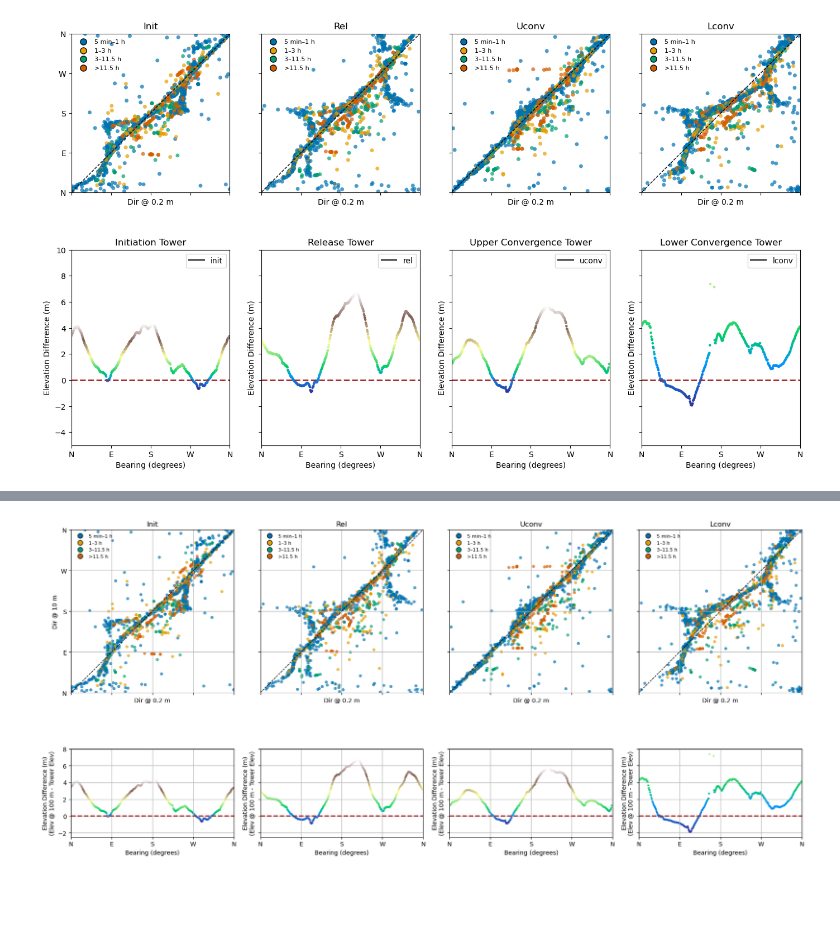
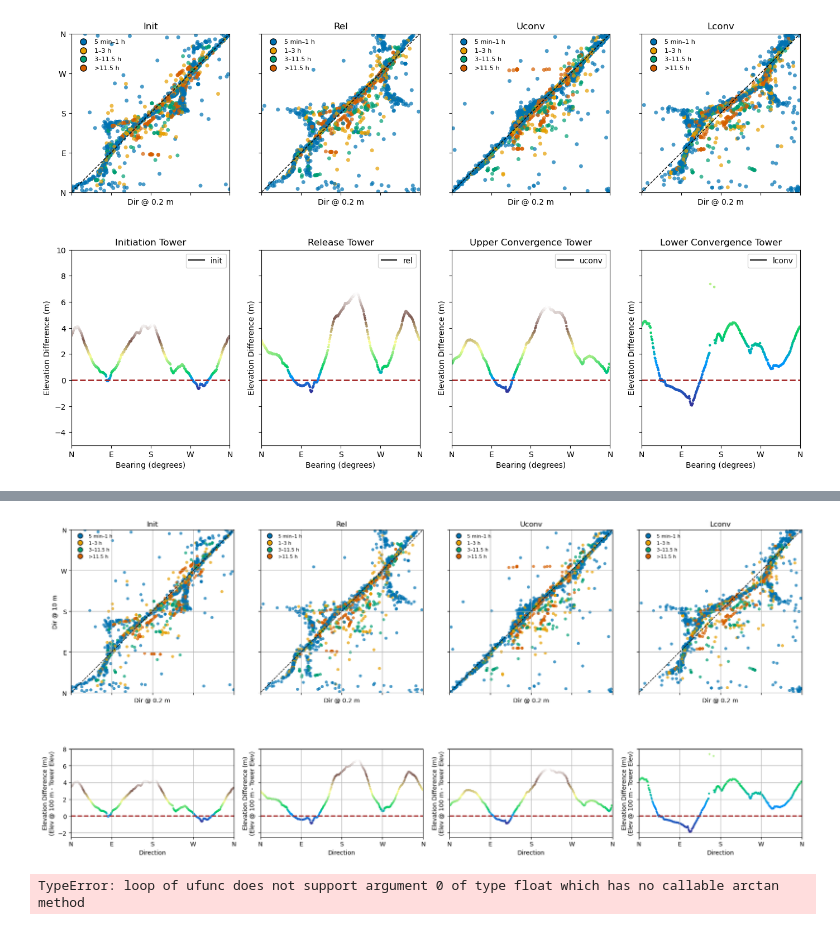
Before and after one commit to marositesUSC/SAVANT, a Jupyter notebook: topography.ipynb, the cells around one changed output, grey strips where cells are left out. Drawn from its saved outputs; the diff is of its cells as text; code cells hidden in the pictures; blank space fills up the shorter version.

```diff
--- a/topography.ipynb
+++ b/topography.ipynb
@@ -296,14 +297,3 @@ plt.axhline(y=0, color='brown', linestyle='--', linewidth=2, label='Equal Elevat
 plt.show()
 # %% [output]
 [figure]
-# %%
-fig, axes = plt.subplots(1, 4, figsize=(18, 5), sharex=True, sharey=True)
-
-for ax, tower_key in zip(axes, towers.keys()):
-     tower_points = elevation_points_100[elevation_points_100['tower'] == tower_key]
-     ax.plot(tower_points['bearing'], tower_points['delta_elevation'], cmap='terrain', vmin=220, vmax=250)
-     ax.set_title(towers[tower_key]['label'])
-     ax.set_xlabel('Bearing (degrees)')
-     ax.set_ylabel('Elevation (m)')
-     ax.axhline(y=0, color='brown', linestyle='--', linewidth=2)
-     ax.legend()
@@ -631,32 +614,36 @@ for ax, (tower, cols) in zip(axes[0], tower_vars.items()):
     ax.legend(handles=handles, loc="upper left", fontsize=8, frameon=False)
     ax.grid(True)
 
 # Bottom row of subplots
 for ax, tower_key in zip(axes[1], towers.keys()):
     # Filter the DataFrame for the current tower
     tower_points = elevation_points_100[elevation_points_100['tower'] == tower_key]
 
     # Use ax.scatter to plot the points, mapping the color to 'delta_elevation'
     # The 's' argument controls the size of the markers
     # The 'c' argument provides the data for the colormap
     sc_bottom = ax.scatter(tower_points['bearing'], tower_points['delta_elevation'],
                     s=5, c=tower_points['delta_elevation'], cmap='terrain')
 
     # ax.set_title(towers[tower_key]['label'])
-    ax.set_xlabel('Bearing (degrees)')
+    ax.set_xlabel('Direction')
     ax.set_ylabel('Elevation Difference (m)\n(Elev @ 100 m - Tower Elev)')
     ax.axhline(y=0, color='brown', linestyle='--', linewidth=2)
     ax.grid(True)
 
     # Create a dummy legend for the tower line, as scatter doesn't have a label argument
     # ax.plot([], [], label=tower_key, color='black')
     # ax.legend()
 for ax in axes[1]:
     ax.set_ylim(-2.5, 8)
 # for ax in axes:
 #     ax.grid(True)
 # plt.subplots_adjust(right=0.85)
 plt.tight_layout()
 plt.show()
 # %% [output]
-[figure, old version]
+[figure, new version]
+# %%
+elevation_points['slope_degrees'] = np.arctan(elevation_points['delta_elevation']/elevation_points['distance'])
+# %% [output]
+TypeError: loop of ufunc does not support argument 0 of type float which has no callable arctan method
```
Also changed, not shown: parts of 8 cells of this notebook.
